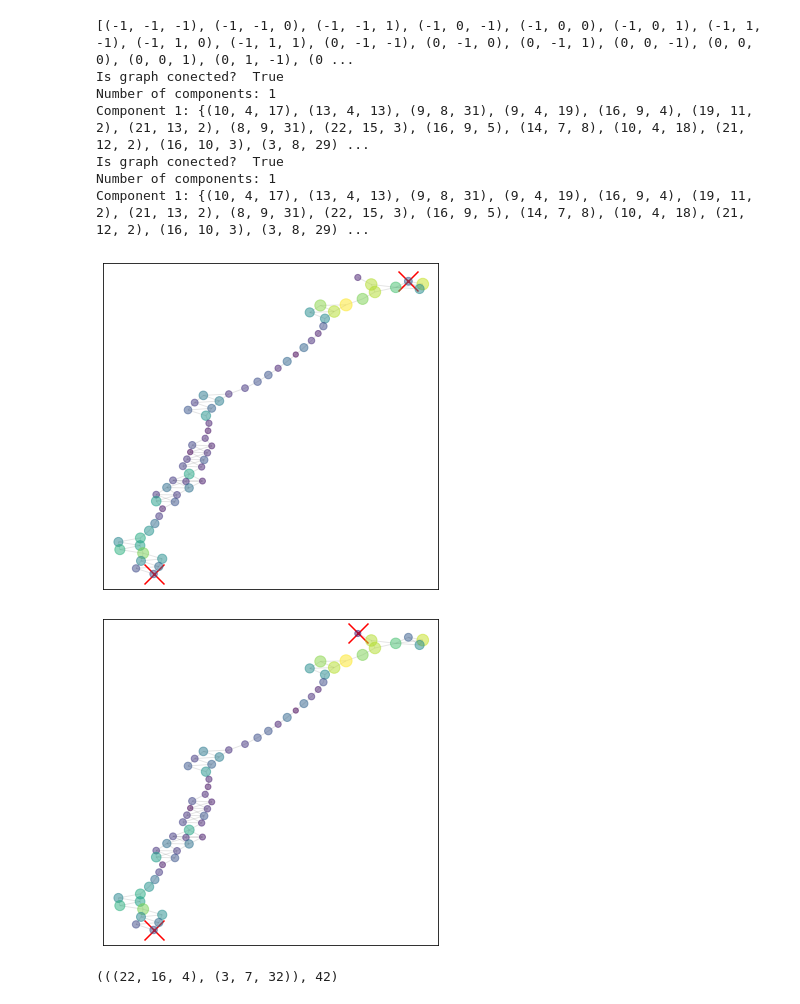
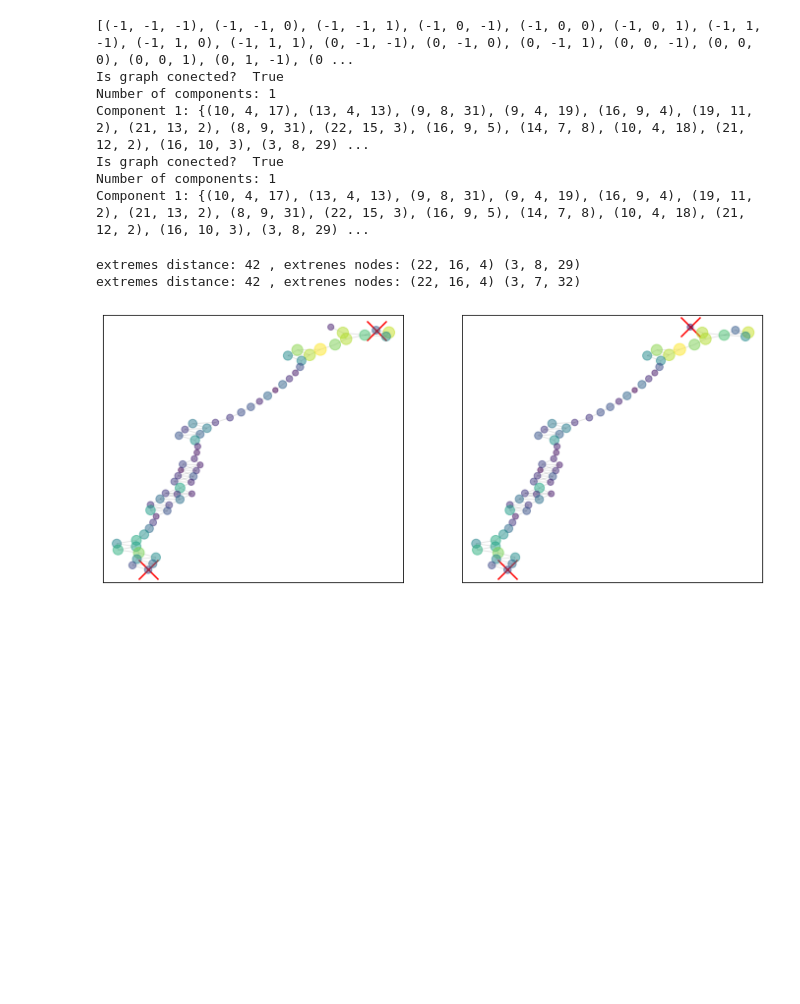
Before and after one commit to jahernando/nextana, a Jupyter notebook: NB/topo/topo_cnn_deconv.ipynb, the cells around one changed output. Cells and saved outputs as stored; diff of their text form; code cells hidden in the pictures; blank space fills up the shorter version.

Commit message:
topo - evtfun and graphfun

```diff
--- a/NB/topo/topo_cnn_deconv.ipynb
+++ b/NB/topo/topo_cnn_deconv.ipynb
@@ -176,4 +65,5 @@ def display_graph(graph):
 # %%
 dataevts = data.groupby('dataset_id')
 # %%
-evt = dataevts.get_group(22)
+evt         = dataevts.get_group(22)
+bin_widths  = evtfun.get_bin_widths(bin_info)
@@ -182,5 +70,5 @@ evt = dataevts.get_group(22)
 # %%
-coors = get_coors(evt)
+coors = evtfun.get_coors(evt, bin_info)
+bins  = evtfun.get_bins(coors, bin_widths)
 ene   = 1e3* evt.energy.values
-bins  = get_bins(coors, bin_widths)
 # %%
@@ -190,6 +78,6 @@ event_display(coors, bins, ene = ene);
 # %%
 evtdeco   = evt[evt.decopred == 1]
 enedeco   = 1e3* evtdeco.energy.values
-coorsdeco = get_coors(evtdeco)
-event_display(coorsdeco, bins = bins, ene = enedeco);
+coorsdeco = evtfun.get_coors(evtdeco, bin_info)
+evtfun.event_display(coorsdeco, bins = bins, ene = enedeco);
 # %% [output]
@@ -197,7 +87,7 @@ event_display(coorsdeco, bins = bins, ene = enedeco);
 # %%
-graph = convert_to_graph(coorsdeco, bins, enedeco, nsides = 3)
-componentes, longest_graph = graph_connectivity(graph)
-_, longest_graph2 = graph_connectivity(longest_graph)
+graph                      = graphfun.convert_to_graph(coorsdeco, bins, enedeco, nsides = 3)
+componentes, longest_graph = graphfun.graph_connectivity(graph)
+_, longest_graph2          = graphfun.graph_connectivity(longest_graph)
 # %% [output]
 [(-1, -1, -1), (-1, -1, 0), (-1, -1, 1), (-1, 0, -1), (-1, 0, 0), (-1, 0, 1), (-1, 1, -1), (-1, 1, 0), (-1, 1, 1), (0, -1, -1), (0, -1, 0), (0, -1, 1), (0, 0, -1), (0, 0, 0), (0, 0, 1), (0, 1, -1), (0 ...
 Is graph conected?  True
@@ -207,9 +97,16 @@ Is graph conected?  True
 Number of components: 1
 Component 1: {(10, 4, 17), (13, 4, 13), (9, 8, 31), (9, 4, 19), (16, 9, 4), (19, 11, 2), (21, 13, 2), (8, 9, 31), (22, 15, 3), (16, 9, 5), (14, 7, 8), (10, 4, 18), (21, 12, 2), (16, 10, 3), (3, 8, 29) ...
 # %%
-display_graph(graph)
-display_graph(longest_graph)
+cv = pltext.canvas(2, 2)
+cv(1)
+u, v, dist = graphfun.graph_extremes(graph)
+print('extremes distance:', dist, ", extrenes nodes:", u, v)
+graphfun.display_graph(graph, (u, v))
+cv(2)
+u, v, dist = graphfun.graph_extremes(longest_graph)
+print('extremes distance:', dist, ", extrenes nodes:", u, v)
+graphfun.display_graph(longest_graph, (u, v))
 # %% [output]
+extremes distance: 42 , extrenes nodes: (22, 16, 4) (3, 8, 29)
+extremes distance: 42 , extrenes nodes: (22, 16, 4) (3, 7, 32)
-[figure, old version]
+[figure, new version]
-[figure, removed]
-(((22, 16, 4), (3, 7, 32)), 42)
```
Also changed, not shown: parts of 11 cells of this notebook, 2 other files.
